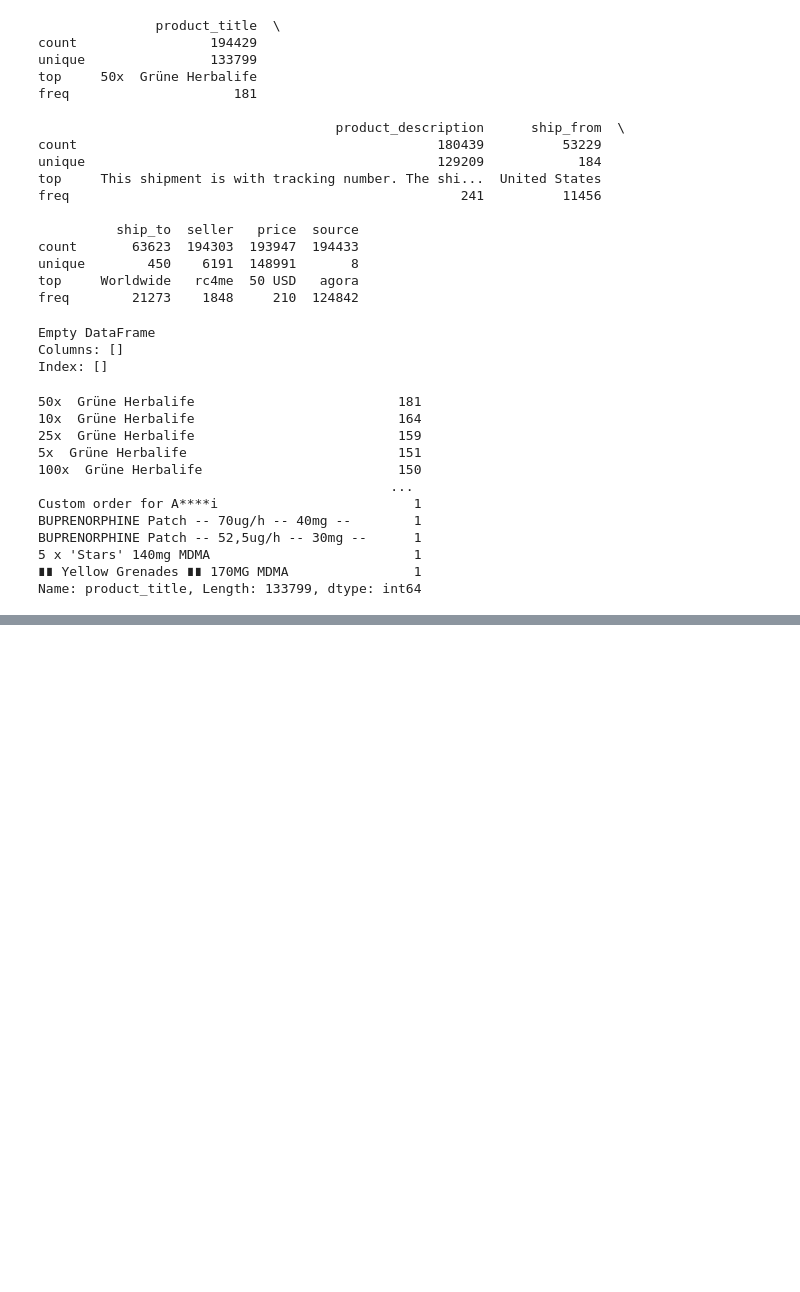
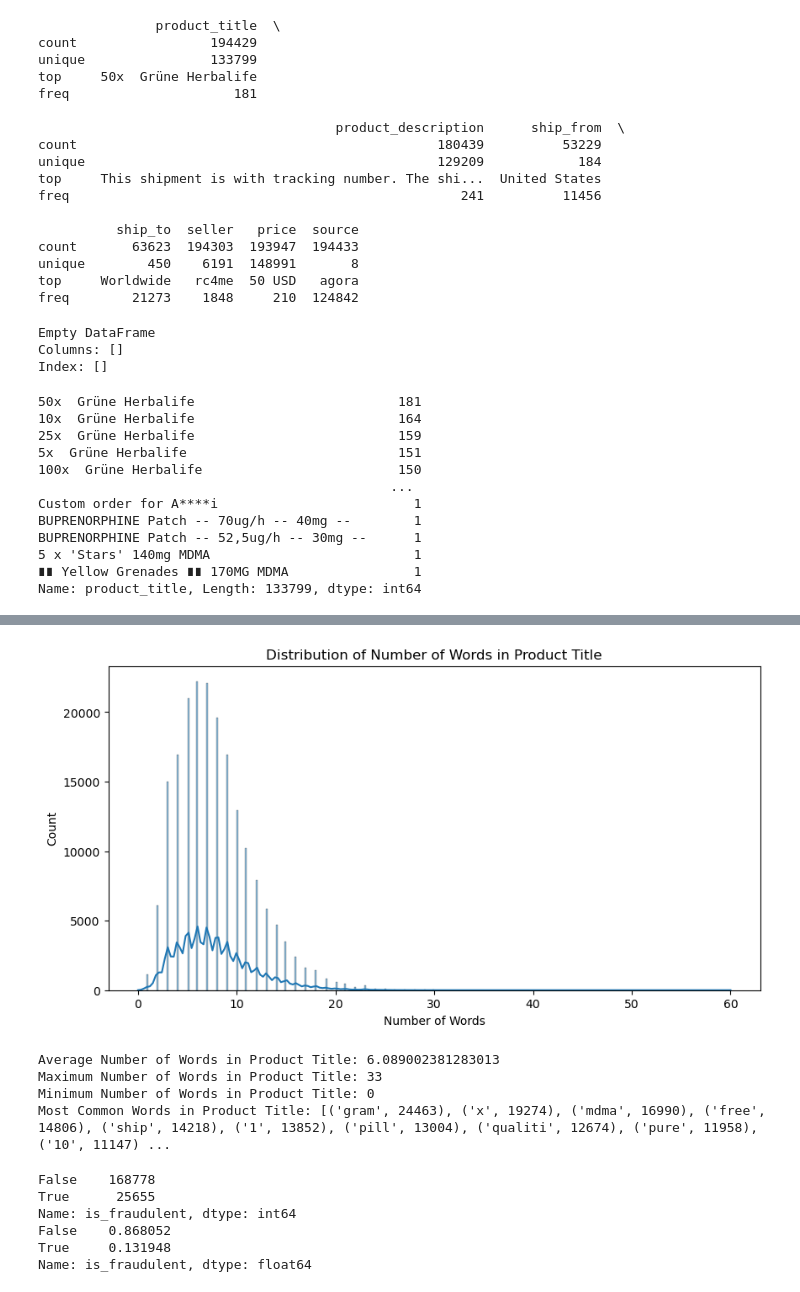
Before and after one commit to davide-beltrame/cybercrime-aho, a Jupyter notebook: main.ipynb, the cells around one changed output, grey strips where cells are left out. Saved outputs shown, nothing was run; the diff lists cells and outputs as text; code cells hidden in the pictures; blank space fills up the shorter version.

```diff
--- a/main.ipynb
+++ b/main.ipynb
@@ -144,0 +196,68 @@ Name: product_title, Length: 133799, dtype: int64
+# %%
+# Visualize the distribution of the 'product_title' column
+plt.figure(figsize=(10, 5))
+sns.histplot(df['product_title_tokens'].apply(len), kde=True)
+plt.xlabel('Number of Words')
+plt.ylabel('Count')
+plt.title('Distribution of Number of Words in Product Title')
+plt.show()
+# %% [output]
+[figure, added]
+# %%
+# print more statistics on the number and type of words in product titles
+# Create a new column with the number of words in the 'product_title' column
+df['num_words'] = df['product_title_tokens'].apply(len)
+
+# Display the average number of words in the 'product_title' column
+print('Average Number of Words in Product Title:', df['num_words'].mean())
+
+# Display the maximum number of words in the 'product_title' column
+print('Maximum Number of Words in Product Title:', df['num_words'].max())
+
+# Display the minimum number of words in the 'product_title' column
+print('Minimum Number of Words in Product Title:', df['num_words'].min())
+
+# Display the most common words in the 'product_title' column
+# exclude special characters and stopwords
+
+# Create a list of special characters
+special_chars = ['!', '@', '#', '$', '%', '^', '&', '*', '(', ')', '-', '_', '+', '=', '{', '}', '[', ']', '|', '\\', ':', ';', '"', "'", '<', '>', ',', '.', '?', '/']
+
+# Create a list of words without special characters
+df['product_title_tokens'] = df['product_title_tokens'].apply(lambda x: [word for word in x if word not in special_chars])
+
+words = [word for sublist in df['product_title_tokens'] for word in sublist]
+word_freq = nltk.FreqDist(words)
+print('Most Common Words in Product Title:', word_freq.most_common(50))
+# %% [output]
+Average Number of Words in Product Title: 6.089002381283013
+Maximum Number of Words in Product Title: 33
+Minimum Number of Words in Product Title: 0
+Most Common Words in Product Title: [('gram', 24463), ('x', 19274), ('mdma', 16990), ('free', 14806), ('ship', 14218), ('1', 13852), ('pill', 13004), ('qualiti', 12674), ('pure', 11958), ('10', 11147) ...
+# %%
+# Classification of fraudolent listings using NLP insights
+# we classify listings as fraudulent when there are exclamation marks and misspelled words in the product title, such as qualiti
+
+# Create a new column with the number of exclamation marks in the 'product_title' column
+df['num_exclamation_marks'] = df['product_title'].apply(lambda x: x.count('!'))
+
+# Create a new column with the number of misspelled words in the 'product_title' column
+df['num_misspelled_words'] = df['product_title_tokens'].apply(lambda x: sum([1 for word in x if 'qualiti' in word]))
+
+# Create a new column to classify listings as fraudulent or not
+df['is_fraudulent'] = (df['num_exclamation_marks'] > 0) | (df['num_misspelled_words'] > 0)
+
+# Display the count of fraudulent and non-fraudulent listings
+print(df['is_fraudulent'].value_counts())
+
+# Display the percentage of fraudulent and non-fraudulent listings
+print(df['is_fraudulent'].value_counts(normalize=True))
+
+# True means that the listing is fraudulent, while False means that the listing is not fraudulent.
+# %% [output]
+False    168778
+True      25655
+Name: is_fraudulent, dtype: int64
+False    0.868052
+True     0.131948
+Name: is_fraudulent, dtype: float64
```
Also changed, not shown: parts of 2 cells of this notebook.
